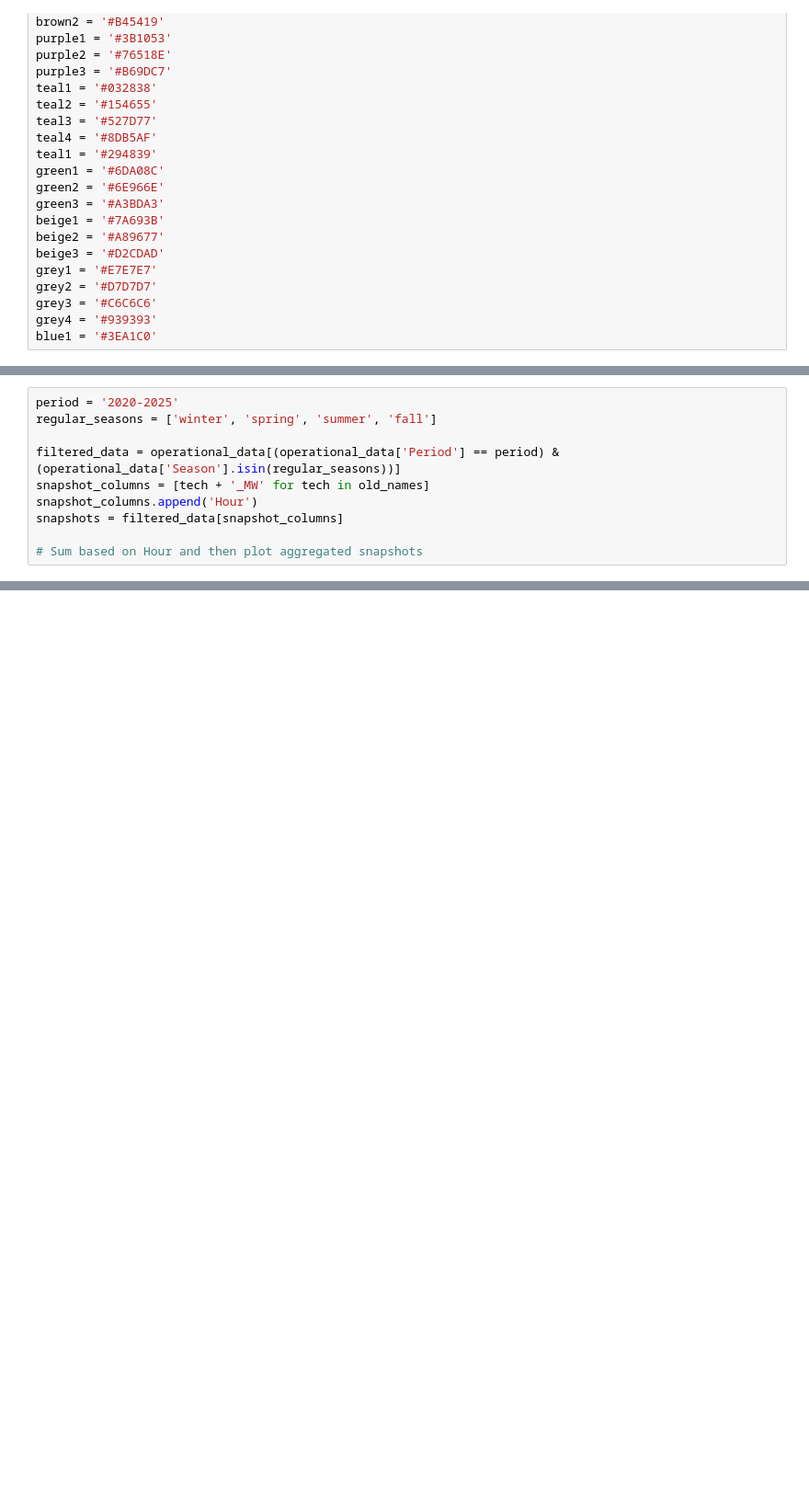
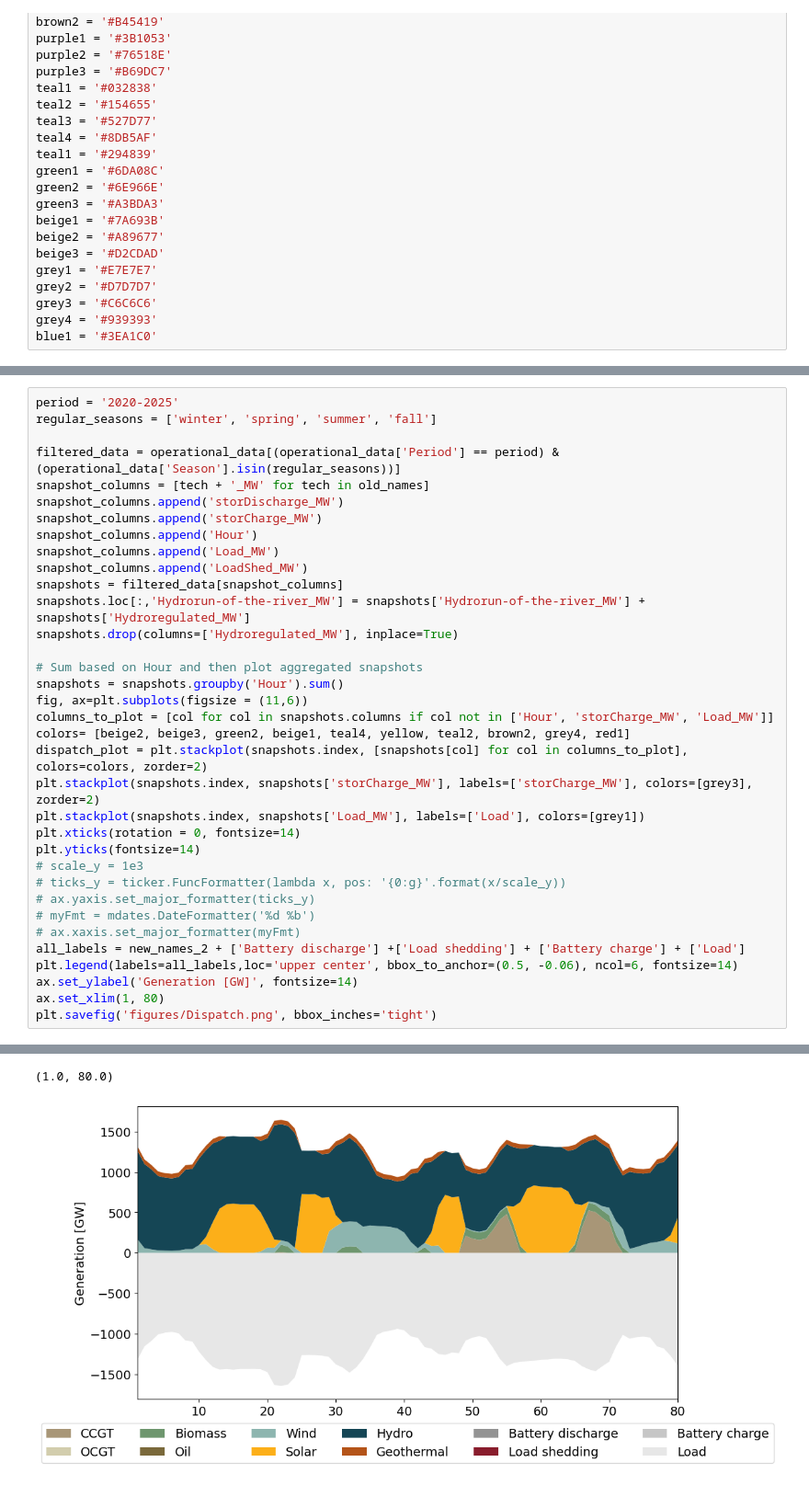
Before and after one commit to maribjorn/EMPIRE-BO, a Jupyter notebook: plot.ipynb, the cells around one changed output, grey strips where cells are left out. Shown: that part at 92% size. Drawn from its saved outputs; the diff is of its cells as text; blank space fills up the shorter version.

```diff
--- a/plot.ipynb
+++ b/plot.ipynb
@@ -117,10 +146,36 @@ plt.legend(loc='center left', bbox_to_anchor=(1, 0.5))
-# %%
-period = '2020-2025'
-regular_seasons = ['winter', 'spring', 'summer', 'fall']
-
-filtered_data = operational_data[(operational_data['Period'] == period) & (operational_data['Season'].isin(regular_seasons))]
-snapshot_columns = [tech + '_MW' for tech in old_names]
-snapshot_columns.append('Hour')
-snapshots = filtered_data[snapshot_columns]
-
-# Sum based on Hour and then plot aggregated snapshots
+# %%
+period = '2020-2025'
+regular_seasons = ['winter', 'spring', 'summer', 'fall']
+
+filtered_data = operational_data[(operational_data['Period'] == period) & (operational_data['Season'].isin(regular_seasons))]
+snapshot_columns = [tech + '_MW' for tech in old_names]
+snapshot_columns.append('storDischarge_MW')
+snapshot_columns.append('storCharge_MW')
+snapshot_columns.append('Hour')
+snapshot_columns.append('Load_MW')
+snapshot_columns.append('LoadShed_MW')
+snapshots = filtered_data[snapshot_columns]
+snapshots.loc[:,'Hydrorun-of-the-river_MW'] = snapshots['Hydrorun-of-the-river_MW'] + snapshots['Hydroregulated_MW']
+snapshots.drop(columns=['Hydroregulated_MW'], inplace=True)
+
+# Sum based on Hour and then plot aggregated snapshots
+snapshots = snapshots.groupby('Hour').sum()
+fig, ax=plt.subplots(figsize = (11,6))
+columns_to_plot = [col for col in snapshots.columns if col not in ['Hour', 'storCharge_MW', 'Load_MW']]
+colors= [beige2, beige3, green2, beige1, teal4, yellow, teal2, brown2, grey4, red1]
+dispatch_plot = plt.stackplot(snapshots.index, [snapshots[col] for col in columns_to_plot], colors=colors, zorder=2)
+plt.stackplot(snapshots.index, snapshots['storCharge_MW'], labels=['storCharge_MW'], colors=[grey3], zorder=2)
+plt.stackplot(snapshots.index, snapshots['Load_MW'], labels=['Load'], colors=[grey1])
+plt.xticks(rotation = 0, fontsize=14)
+plt.yticks(fontsize=14)
+# scale_y = 1e3
+# ticks_y = ticker.FuncFormatter(lambda x, pos: '{0:g}'.format(x/scale_y))
+# ax.yaxis.set_major_formatter(ticks_y)
+# myFmt = mdates.DateFormatter('%d %b')
+# ax.xaxis.set_major_formatter(myFmt)
+all_labels = new_names_2 + ['Battery discharge'] +['Load shedding'] + ['Battery charge'] + ['Load']
+plt.legend(labels=all_labels,loc='upper center', bbox_to_anchor=(0.5, -0.06), ncol=6, fontsize=14)
+ax.set_ylabel('Generation [GW]', fontsize=14)
+ax.set_xlim(1, 80)
+plt.savefig('figures/Dispatch.png', bbox_inches='tight')
+# %% [output]
@@ -126,0 +186,2 @@ snapshots = filtered_data[snapshot_columns]
+(1.0, 80.0)
+[figure, added]
```
Also changed, not shown: parts of 8 cells of this notebook, 11 other files.
